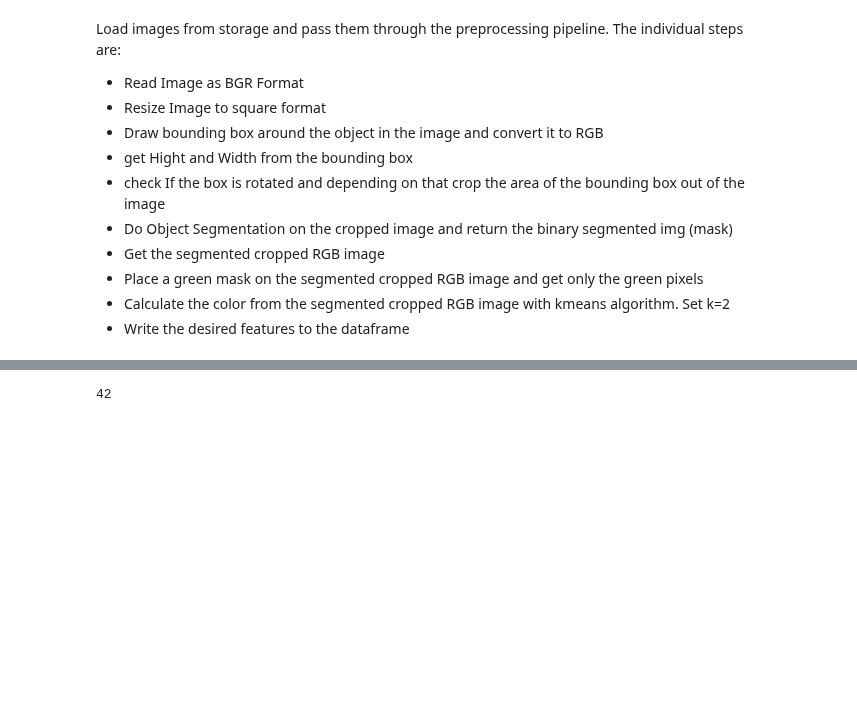
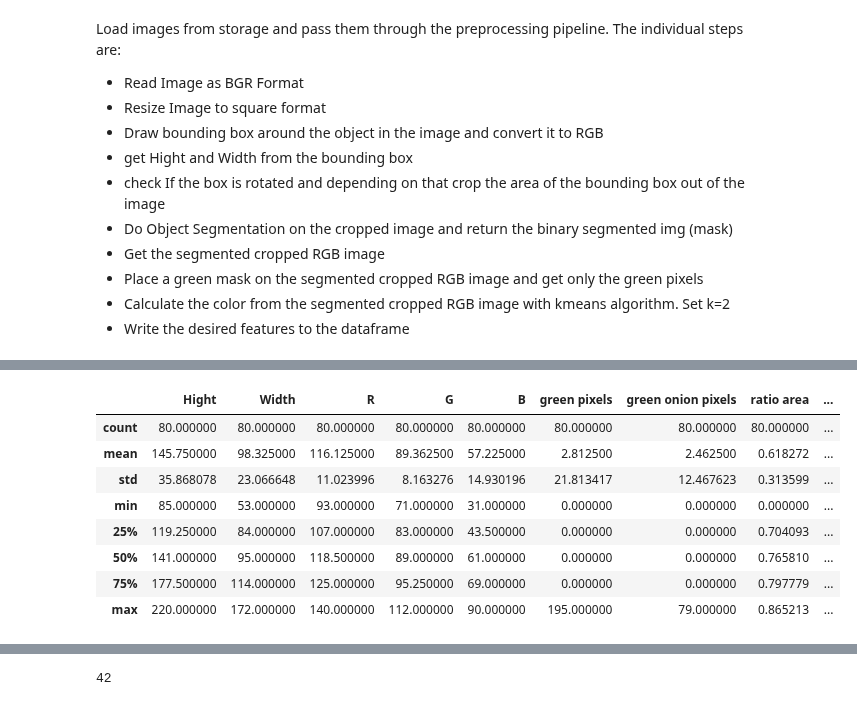
Before and after one commit to leons1396/AI_project, a Jupyter notebook: Image_processing/Preprocessing/image_preprocessing.ipynb, the cells around one changed output, grey strips where cells are left out. Cells and saved outputs as stored; diff of their text form; code cells hidden in the pictures; blank space fills up the shorter version.

```diff
--- a/Image_processing/Preprocessing/image_preprocessing.ipynb
+++ b/Image_processing/Preprocessing/image_preprocessing.ipynb
@@ -470,5 +470,6 @@ folders = ["Kartoffel", "Karotte", "Zwiebel", "Karotte_Trieb", "Zwiebel_Trieb",
 #folders = ["Internet"]
 paths = []
 for fold in folders:
-    for fname in os.listdir(f"G:/Meine Ablage/KI_Projekt/Bilder/{fold}"):
-        paths.append(f"G:/Meine Ablage/KI_Projekt/Bilder/{fold}/{fname}")
+    for fname in os.listdir(f"G:/Meine Ablage/KI_Projekt/Testdaten/{fold}"):
+        paths.append(f"G:/Meine Ablage/KI_Projekt/Testdaten/{fold}/{fname}")
+paths
@@ -475,3 +496,10 @@ for fold in folders:
+# %%
+folders = ["Kartoffel", "Karotte", "Zwiebel", "Karotte_Trieb", "Zwiebel_Trieb", "Kartoffel_Trieb"]
+#folders = ["Internet"]
+paths = []
+for fold in folders:
+    for fname in os.listdir(f"G:/Meine Ablage/KI_Projekt/Testdaten/Von_Ilias/{fold}"):
+        paths.append(f"G:/Meine Ablage/KI_Projekt/Testdaten/Von_Ilias/{fold}/{fname}")
 # %%
 paths
 # %% [output]
@@ -495,35 +523,43 @@ paths
 # %%
 #folders = ["Kartoffel", "Karotte", "Zwiebel", "Karotte_Trieb", "Zwiebel_Trieb", "Kartoffel_Trieb"]
-#folders = ["Kartoffel_Trieb"]
+#folders = ["Zwiebel_Trieb"]
 #folders = ["Zwiebel_Trieb", "Kartoffel_Trieb", "Karotte_Trieb"]
 #paths = []
 #for fold in folders:
 #    lower = fold.lower()
-#    for i in range(100, 105): #87, 91
-#        paths.append(f"G:/Meine Ablage/KI_Projekt/Bilder/{fold}/{lower}_{i}.jpg")
+#    for i in range(24, 27): #87, 91
+#        paths.append(f"G:/Meine Ablage/KI_Projekt/Trainingsdaten/{fold}/{lower}_{i}.jpg")
 #paths = ['G:/Meine Ablage/KI_Projekt/Bilder/Internet/zwiebel_2.jpg']
 vegis_df = pd.DataFrame(columns=["Hight", "Width", "R", "G", "B", "green pixels", "green onion pixels", "ratio area", "circularity", "keypoints", "mean keypoints", "Label", "Image"])
 #debug_list = list()
 #center_points = np.array([0, 0, 0])
 #ms = []
+error_counter = 0
 for i, path in enumerate(paths):
     #print(f"++++++++++++++++++++NEW IMAGE +++++++++++++++++++++++\n")
     if 'desktop.ini' in path:
         continue
-    vegi_label = path.split("/")[4]
+    vegi_label = path.split("/")[5]
 
     #vegi_BGR = cv2.imread(path.replace("\\","/")) # As BGR
     vegi_BGR = cv2.imread(path) # As BGR
     vegi_sq_BGR_original = resize_to_square(vegi_BGR) # BGR
 
+    ####### For Debugging show RGB Space #######
+    #debug_vegi_sq_orig_rgb = cv2.cvtColor(vegi_sq_BGR_original, cv2.COLOR_BGR2RGB)
+    #print("Show Orig RGB")
+    #show_image_plt(debug_vegi_sq_orig_rgb)
+
     ##################### CHANGE SAT COLOR SPACE ###########################
     #vegi_sq_HSV_orig = cv2.cvtColor(vegi_sq_BGR_original, cv2.COLOR_BGR2HSV)
     #h, s, v = cv2.split(vegi_sq_HSV_orig)
     #m = np.mean(s)
+    #print("Mean Saturation, ", m)
     #ms.append(m)
-    #s_new = s * 0.5
+    #s_new = s * 1.5
     #hsv_img = cv2.merge([h, np.uint8(s_new), v])
-    #vegi_sq_BGR_original = cv2.cvtColor(hsv_img, cv2.COLOR_HSV2BGR)
+    #vegi_sq_BGR_original = cv2.cvtColor(hsv_img, cv2.COLOR_HSV2RGB)
+    #print("RGB with manipulated sat")
     #show_image_plt(vegi_sq_BGR_original)
 
     ##################### END ##############################################
@@ -572,7 +608,6 @@ for i, path in enumerate(paths):
 
         ##################### END ########################################
 
-
         ############################# MASK GREEN POTATO TRIBES ##################################
         # Seems to be work best
         vegi_only_onion_tribe_rgb, onion_tribe_mask = mask_green(cropped_vegi_segmented_rgb_2, lower_thresh=(25, 40, 20), higher_thresh=(60, 160, 255))
@@ -600,4 +635,5 @@ for i, path in enumerate(paths):
 
     except Exception as e:
         print(f"############# Error: {e}")
+        error_counter += 1
 # %% [output]
@@ -682,0 +685,13 @@ show_image_plt(vegi_hsv)
+# %%
+vegi_copy = vegis_df.copy()
+vegi_copy.loc[vegis_df['Label']=="Kartoffel"].describe()
+# %% [output]
+|  | Hight | Width | R | G | B | green pixels | green onion pixels | ratio area | ... |
+| count | 80.000000 | 80.000000 | 80.000000 | 80.000000 | 80.000000 | 80.000000 | 80.000000 | 80.000000 | ... |
+| mean | 145.750000 | 98.325000 | 116.125000 | 89.362500 | 57.225000 | 2.812500 | 2.462500 | 0.618272 | ... |
+| std | 35.868078 | 23.066648 | 11.023996 | 8.163276 | 14.930196 | 21.813417 | 12.467623 | 0.313599 | ... |
+| min | 85.000000 | 53.000000 | 93.000000 | 71.000000 | 31.000000 | 0.000000 | 0.000000 | 0.000000 | ... |
+| 25% | 119.250000 | 84.000000 | 107.000000 | 83.000000 | 43.500000 | 0.000000 | 0.000000 | 0.704093 | ... |
+| 50% | 141.000000 | 95.000000 | 118.500000 | 89.000000 | 61.000000 | 0.000000 | 0.000000 | 0.765810 | ... |
+| 75% | 177.500000 | 114.000000 | 125.000000 | 95.250000 | 69.000000 | 0.000000 | 0.000000 | 0.797779 | ... |
+| max | 220.000000 | 172.000000 | 140.000000 | 112.000000 | 90.000000 | 195.000000 | 79.000000 | 0.865213 | ... |
```
Also changed, not shown: parts of 17 cells of this notebook, 6 other files.
